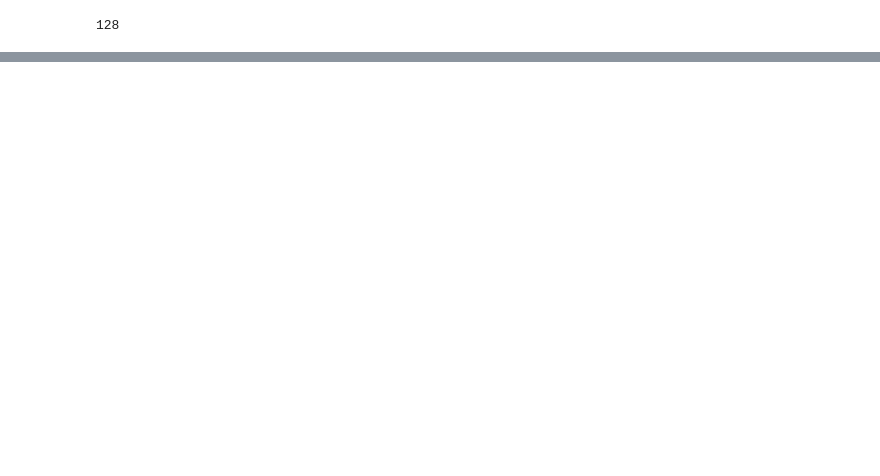
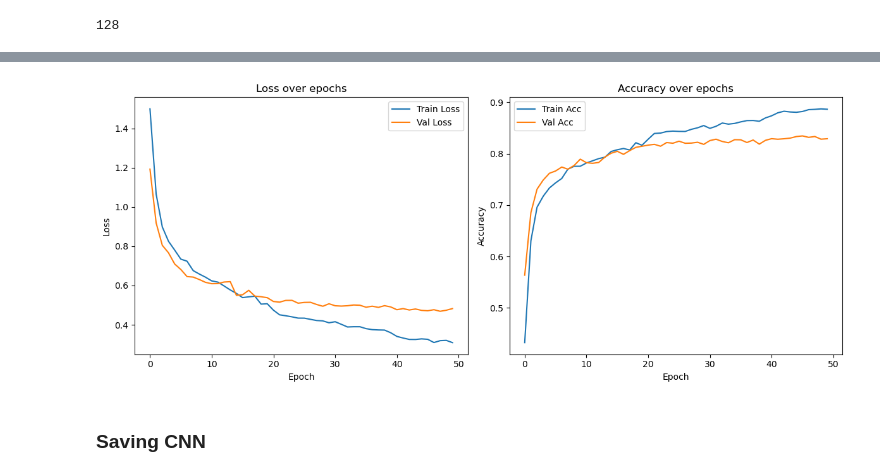
Before and after one commit to NobleBorn/dml-project, a Jupyter notebook: project/project_team_75.ipynb, the cells around one changed output, grey strips where cells are left out. Saved outputs shown, nothing was run; the diff lists cells and outputs as text; code cells hidden in the pictures; blank space fills up the shorter version.

```diff
--- a/project/project_team_75.ipynb
+++ b/project/project_team_75.ipynb
@@ -252,0 +465,39 @@ class CNN(nn.Module):
+# %%
+from torch.utils.data import Dataset, DataLoader
+
+class AudioFeatureDataset(Dataset):
+    def __init__(self, features, labels):
+        self.features = torch.tensor(features, dtype=torch.float32)
+        self.labels = torch.tensor(labels, dtype=torch.long)
+
+    def __len__(self):
+        return len(self.features)
+
+    def __getitem__(self, idx):
+        return self.features[idx], self.labels[idx]
+# %%
+emotion_counts = df['emotions'].value_counts().sort_index()
+counts = torch.tensor(emotion_counts.values, dtype=torch.float32)
+w = 1.0 / counts
+w = w / w.sum()
+# %%
+batch_size = 128
+epochs = 50
+prints = 70
+learning_rate = 1e-3
+
+train_dataset = AudioFeatureDataset(x_train, y_train)
+val_dataset = AudioFeatureDataset(x_val, y_val)
+
+train_dataloader = DataLoader(train_dataset, batch_size=batch_size, shuffle=True, num_workers=0)
+val_dataloader = DataLoader(val_dataset, batch_size=batch_size, shuffle=False, num_workers=0)
+
+model = CNN()
+
+loss_fn = nn.CrossEntropyLoss(weight=w)
+optimizer = torch.optim.Adam(model.parameters(), lr=learning_rate)
+scheduler = torch.optim.lr_scheduler.StepLR(optimizer, step_size=20, gamma=0.5)
+
+trained_model_cnn, train_losses_cnn, train_accs_cnn, val_losses_cnn, val_accs_cnn = training_loop(
+    model, optimizer, loss_fn, train_dataloader, val_dataloader, epochs, prints, scheduler
+)
@@ -252,0 +522,6 @@ class CNN(nn.Module):
+# %%
+plot_loss_acc(train_losses_cnn, train_accs_cnn, val_losses_cnn, val_accs_cnn, "cnn_model")
+# %% [output]
+[figure, added]
+# %% [markdown]
+### Saving CNN
```
Also changed, not shown: parts of 20 cells of this notebook.
